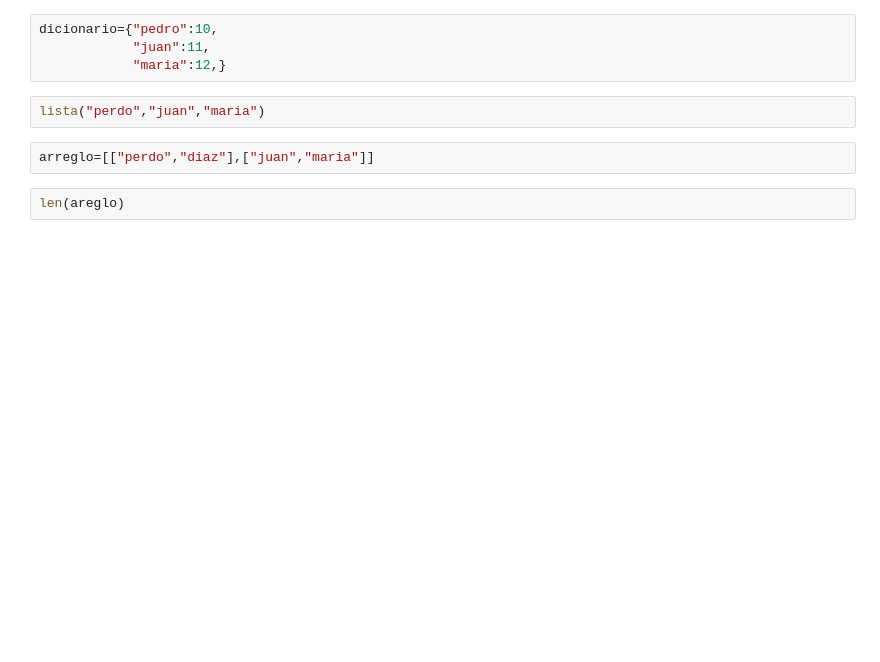
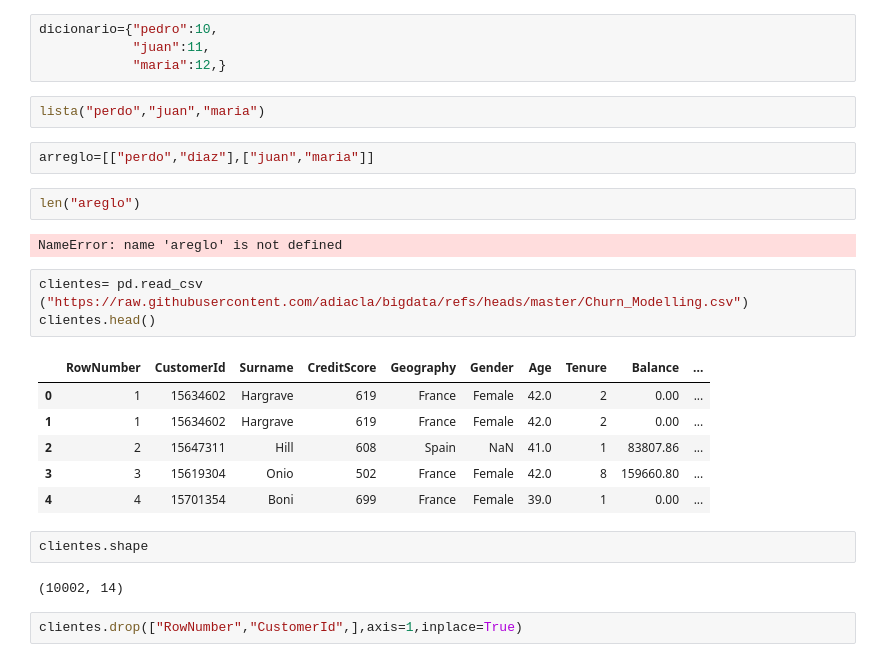
Before and after one commit to DAVIDCHIAC/apuntes_IA, a Jupyter notebook: Untitled9.ipynb, the cells around one changed output. Drawn from its saved outputs; the diff is of its cells as text; blank space fills up the shorter version.

```diff
--- a/Untitled9.ipynb
+++ b/Untitled9.ipynb
@@ -328,4 +372,22 @@ lista("perdo","juan","maria")
 # %%
 arreglo=[["perdo","diaz"],["juan","maria"]]
 # %%
-len(areglo)
+len("areglo")
+# %% [output]
+NameError: name 'areglo' is not defined
+# %%
+clientes= pd.read_csv ("https://raw.githubusercontent.com/adiacla/bigdata/refs/heads/master/Churn_Modelling.csv")
+clientes.head()
+# %% [output]
+|  | RowNumber | CustomerId | Surname | CreditScore | Geography | Gender | Age | Tenure | Balance | ... |
+| 0 | 1 | 15634602 | Hargrave | 619 | France | Female | 42.0 | 2 | 0.00 | ... |
+| 1 | 1 | 15634602 | Hargrave | 619 | France | Female | 42.0 | 2 | 0.00 | ... |
+| 2 | 2 | 15647311 | Hill | 608 | Spain | NaN | 41.0 | 1 | 83807.86 | ... |
+| 3 | 3 | 15619304 | Onio | 502 | France | Female | 42.0 | 8 | 159660.80 | ... |
+| 4 | 4 | 15701354 | Boni | 699 | France | Female | 39.0 | 1 | 0.00 | ... |
+# %%
+clientes.shape
+# %% [output]
+(10002, 14)
+# %%
+clientes.drop(["RowNumber","CustomerId",],axis=1,inplace=True)
```
Also changed, not shown: parts of 9 cells of this notebook.
